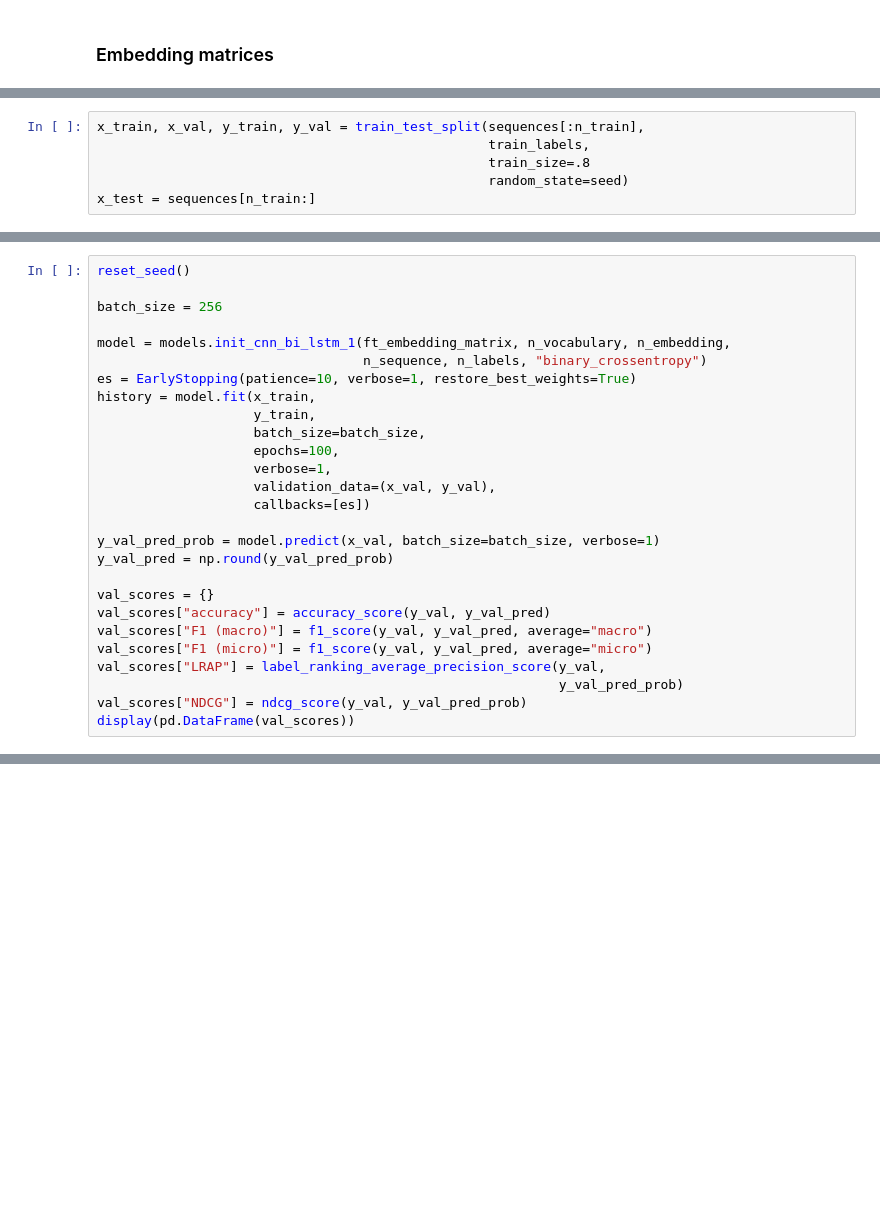
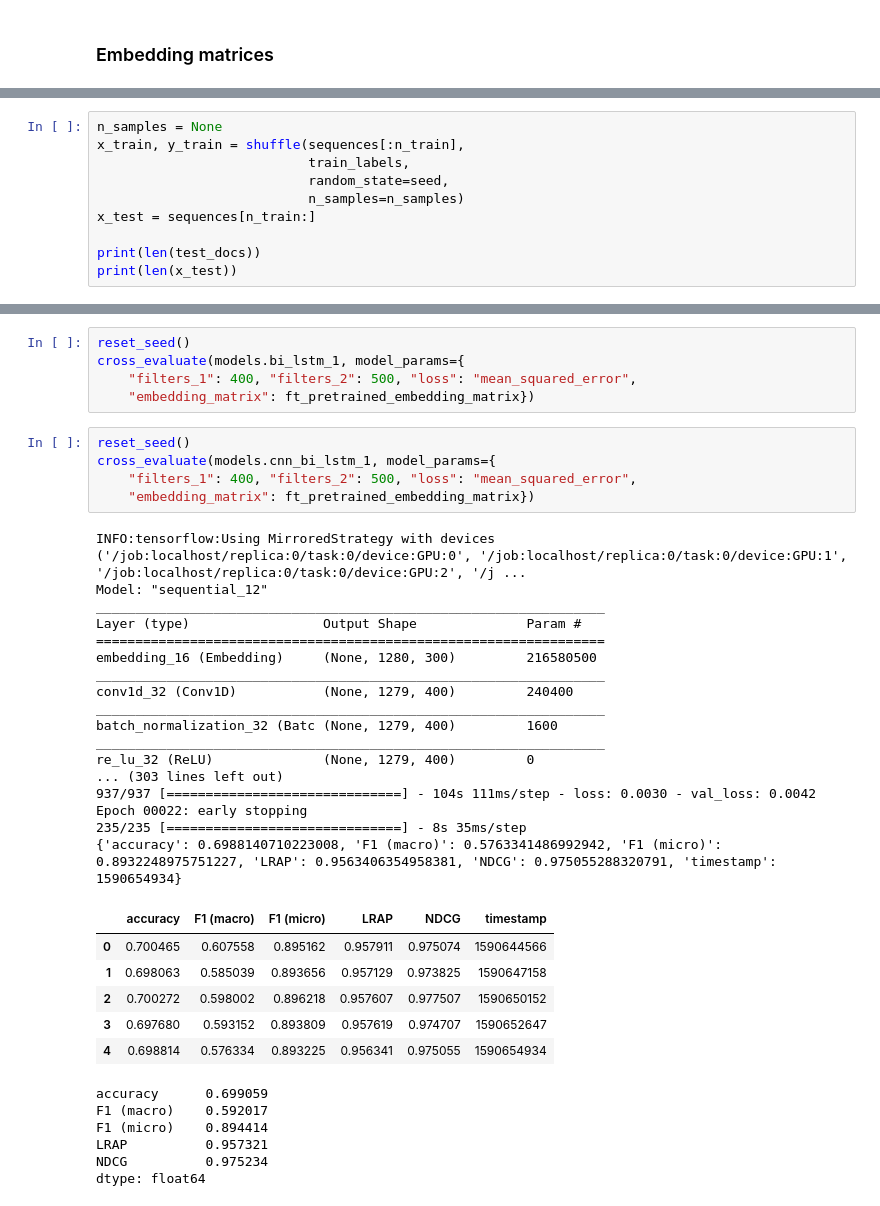
Before and after one commit to DL-2020-Shakespeare/DL-2020-Shakespeare, a Jupyter notebook: final_predictions.ipynb, the cells around one changed output, grey strips where cells are left out. Saved outputs shown, nothing was run; the diff lists cells and outputs as text; blank space fills up the shorter version.

```diff
--- a/final_predictions.ipynb
+++ b/final_predictions.ipynb
@@ -265,6 +306,10 @@ ft_embedding_matrix = create_embedding_matrix(ft_embedding_model)
 # %%
-x_train, x_val, y_train, y_val = train_test_split(sequences[:n_train],
-                                                  train_labels,
-                                                  train_size=.8
-                                                  random_state=seed)
+n_samples = None
+x_train, y_train = shuffle(sequences[:n_train],
+                           train_labels,
+                           random_state=seed,
+                           n_samples=n_samples)
 x_test = sequences[n_train:]
+
+print(len(test_docs))
+print(len(x_test))
@@ -273,27 +315,0 @@ x_test = sequences[n_train:]
-# %%
-reset_seed()
-
-batch_size = 256
-
-model = models.init_cnn_bi_lstm_1(ft_embedding_matrix, n_vocabulary, n_embedding,
-                                  n_sequence, n_labels, "binary_crossentropy")
-es = EarlyStopping(patience=10, verbose=1, restore_best_weights=True)
-history = model.fit(x_train,
-                    y_train,
-                    batch_size=batch_size,
-                    epochs=100,
-                    verbose=1,
-                    validation_data=(x_val, y_val),
-                    callbacks=[es])
-
-y_val_pred_prob = model.predict(x_val, batch_size=batch_size, verbose=1)
-y_val_pred = np.round(y_val_pred_prob)
-
-val_scores = {}
-val_scores["accuracy"] = accuracy_score(y_val, y_val_pred)
-val_scores["F1 (macro)"] = f1_score(y_val, y_val_pred, average="macro")
-val_scores["F1 (micro)"] = f1_score(y_val, y_val_pred, average="micro")
-val_scores["LRAP"] = label_ranking_average_precision_score(y_val,
-                                                           y_val_pred_prob)
-val_scores["NDCG"] = ndcg_score(y_val, y_val_pred_prob)
-display(pd.DataFrame(val_scores))
@@ -307,0 +365,40 @@ np.savetxt('results.txt', y_test_pred, fmt='%d')
+# %%
+reset_seed()
+cross_evaluate(models.bi_lstm_1, model_params={
+    "filters_1": 400, "filters_2": 500, "loss": "mean_squared_error",
+    "embedding_matrix": ft_pretrained_embedding_matrix})
+# %%
+reset_seed()
+cross_evaluate(models.cnn_bi_lstm_1, model_params={
+    "filters_1": 400, "filters_2": 500, "loss": "mean_squared_error",
+    "embedding_matrix": ft_pretrained_embedding_matrix})
+# %% [output]
+INFO:tensorflow:Using MirroredStrategy with devices ('/job:localhost/replica:0/task:0/device:GPU:0', '/job:localhost/replica:0/task:0/device:GPU:1', '/job:localhost/replica:0/task:0/device:GPU:2', '/j ...
+Model: "sequential_12"
+_________________________________________________________________
+Layer (type)                 Output Shape              Param #
+=================================================================
+embedding_16 (Embedding)     (None, 1280, 300)         216580500
+_________________________________________________________________
+conv1d_32 (Conv1D)           (None, 1279, 400)         240400
+_________________________________________________________________
+batch_normalization_32 (Batc (None, 1279, 400)         1600
+_________________________________________________________________
+re_lu_32 (ReLU)              (None, 1279, 400)         0
+... (303 lines left out)
+937/937 [==============================] - 104s 111ms/step - loss: 0.0030 - val_loss: 0.0042
+Epoch 00022: early stopping
+235/235 [==============================] - 8s 35ms/step
+{'accuracy': 0.6988140710223008, 'F1 (macro)': 0.5763341486992942, 'F1 (micro)': 0.8932248975751227, 'LRAP': 0.9563406354958381, 'NDCG': 0.975055288320791, 'timestamp': 1590654934}
+|  | accuracy | F1 (macro) | F1 (micro) | LRAP | NDCG | timestamp |
+| 0 | 0.700465 | 0.607558 | 0.895162 | 0.957911 | 0.975074 | 1590644566 |
+| 1 | 0.698063 | 0.585039 | 0.893656 | 0.957129 | 0.973825 | 1590647158 |
+| 2 | 0.700272 | 0.598002 | 0.896218 | 0.957607 | 0.977507 | 1590650152 |
+| 3 | 0.697680 | 0.593152 | 0.893809 | 0.957619 | 0.974707 | 1590652647 |
+| 4 | 0.698814 | 0.576334 | 0.893225 | 0.956341 | 0.975055 | 1590654934 |
+accuracy      0.699059
+F1 (macro)    0.592017
+F1 (micro)    0.894414
+LRAP          0.957321
+NDCG          0.975234
+dtype: float64
```
Also changed, not shown: parts of 38 cells of this notebook, 1 other file.
